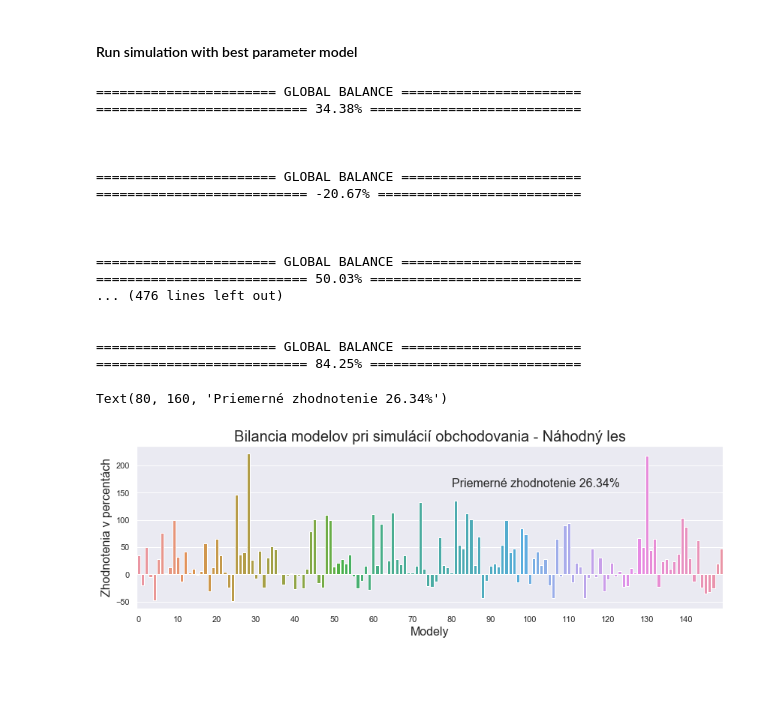
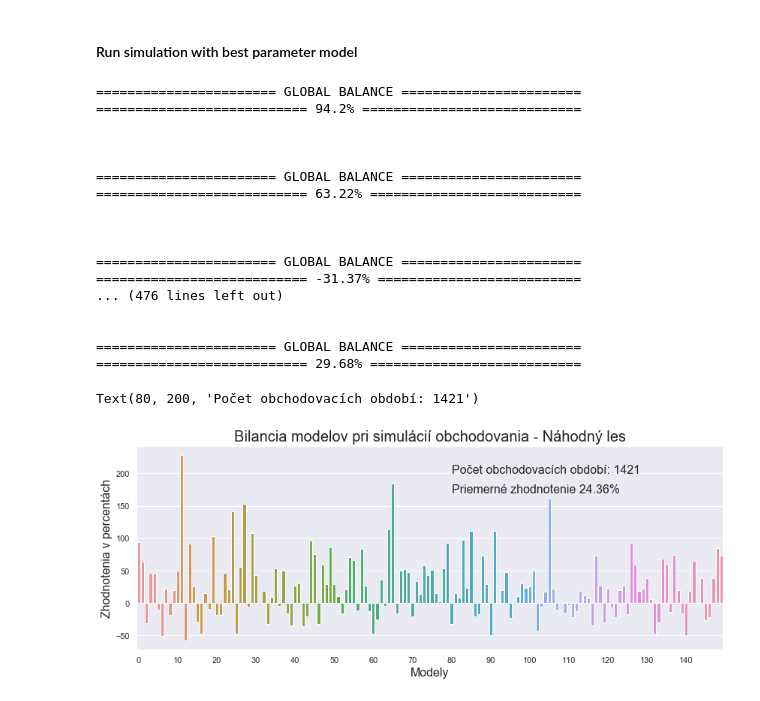
Before and after one commit to KrizanPeter/DP3_Repo, a Jupyter notebook: Experiment NTB.ipynb, the cells around one changed output. Cells and saved outputs as stored; diff of their text form; code cells hidden in the pictures; blank space fills up the shorter version.

```diff
--- a/Experiment NTB.ipynb
+++ b/Experiment NTB.ipynb
@@ -733,41 +706,42 @@ df = LoadTradeDataset2Class()
 # %% [markdown]
 #### Run simulation with best parameter model
 # %%
-bilance = SimulateTradeRF(df, no_runs=150, steps=False, max_depth=7, min_samples_split=5, min_samples_leaf = 1)
+bilance, trade_days = SimulateTradeRF(df, no_runs=150, steps=False, max_depth=7, min_samples_split=5, min_samples_leaf = 1)
 # %% [output]
 ======================= GLOBAL BALANCE =======================
-=========================== 34.38% ===========================
+=========================== 94.2% ============================
 
 
 
 ======================= GLOBAL BALANCE =======================
-=========================== -20.67% ==========================
+=========================== 63.22% ===========================
 
 
 
 ======================= GLOBAL BALANCE =======================
-=========================== 50.03% ===========================
+=========================== -31.37% ==========================
 ... (476 lines left out)
 
 
 ======================= GLOBAL BALANCE =======================
-=========================== 84.25% ===========================
+=========================== 29.68% ===========================
 # %%
 a = []
 label = [a.append(x) for x in range(0, len(bilance))]
 # %%
-plt.figure(figsize = (14,4))
+plt.figure(figsize = (14,5))
 plt.grid(True)
 plt.title(f'Bilancia modelov pri simulácií obchodovania - Náhodný les', fontsize = 20)
 plt.xlabel("Modely", fontsize = 16)
 plt.ylabel("Zhodnotenia v percentách", fontsize = 16)
 plot_ = sns.barplot(x = a, y = bilance)
 for ind, label in enumerate(plot_.get_xticklabels()):
     if ind % 10 == 0:  # every 10th label is kept
         label.set_visible(True)
     else:
         label.set_visible(False)
-plot_.text(80, 160, f'Priemerné zhodnotenie {round(np.array(bilance).mean(), 2)}%', fontsize=16)
+plot_.text(80, 170, f'Priemerné zhodnotenie {round(np.array(bilance).mean(), 2)}%', fontsize=16)
+plot_.text(80, 200, f'Počet obchodovacích období: {trade_days}', fontsize=16)
 # %% [output]
-Text(80, 160, 'Priemerné zhodnotenie 26.34%')
+Text(80, 200, 'Počet obchodovacích období: 1421')
-[figure, old version]
+[figure, new version]
```
Also changed, not shown: parts of 12 cells of this notebook, 1 other file.
